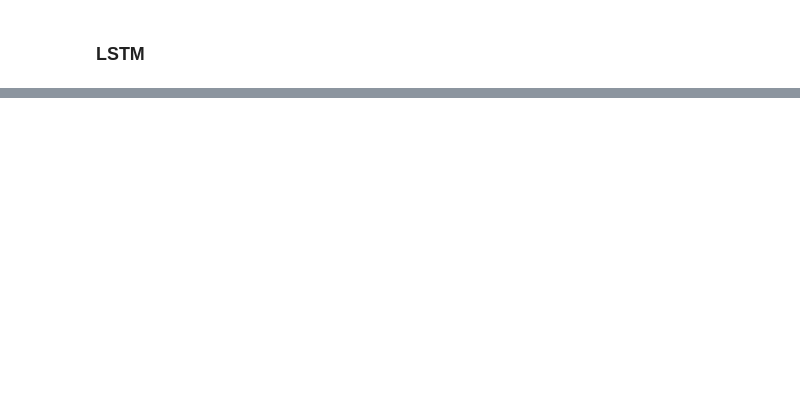
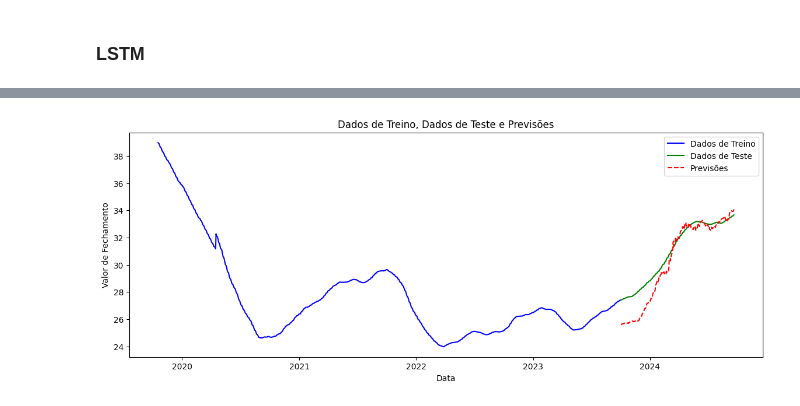
Before and after one commit to tcc-previsao-energia/ml-models, a Jupyter notebook: tcc/tendencia-lucas.ipynb, the cells around one changed output, grey strips where cells are left out. Saved outputs shown, nothing was run; the diff lists cells and outputs as text; code cells hidden in the pictures; blank space fills up the shorter version.

Commit message:
feat: avanços LSTM - recursividade

```diff
--- a/tcc/tendencia-lucas.ipynb
+++ b/tcc/tendencia-lucas.ipynb
@@ -142,5 +233,2 @@ TypeError: Prophet.plot() missing 1 required positional argument: 'fcst'
 # %% [markdown]
 ### LSTM
-# %%
-X_train = tf.cast(tf.constant([0.5]),dtype=tf.float32)
-y_train = tf.cast(tf.constant([0.6]),dtype=tf.float32)
@@ -147,10 +237,13 @@ y_train = tf.cast(tf.constant([0.6]),dtype=tf.float32)
 # %%
 modelo_lstm = Sequential()
-modelo_lstm.add(Input(shape=(7, 7), name='Input'))
-modelo_lstm.add(LSTM(128, name='LSTM'))
+modelo_lstm.add(Input(shape=(X_train.shape[1], X_train.shape[2]), name='Input'))
+modelo_lstm.add(LSTM(240, name='LSTM'))
+modelo_lstm.add(Dense(50, activation='relu', name='Dense_50_1'))
+modelo_lstm.add(Dense(100, activation='relu',name='Dense_50_2'))
+modelo_lstm.add(Dense(20, activation='relu',name='Dense_50_3'))
 modelo_lstm.add(Dense(units=1, name='Output'))
 
-# Pode-se utilizar optimizer adam tbm
+# utilizar optimizer adam ou RMSProp
 modelo_lstm.compile(optimizer='RMSProp', loss='mean_squared_error')
 # %%
 modelo_lstm.summary()
@@ -169,5 +270,4 @@ Model: "sequential_3"
 # %%
-
-modelo_lstm.fit(X_train, y_train, epochs=10)
+modelo_lstm.fit(X_train, y_train, validation_data=(X_test, y_test), epochs=10, verbose=True)
 # %% [output]
 Epoch 1/10
@@ -177,0 +296,3 @@ Invalid input shape for input Tensor("data:0", shape=(None,), dtype=float32). Ex
+# %%
+y_pred = modelo_lstm.predict(X_test)
+evaluate_model(y_test, y_pred)
@@ -177,0 +304,27 @@ Invalid input shape for input Tensor("data:0", shape=(None,), dtype=float32). Ex
+# %%
+index_train = dados.index[:len(dados) - len(y_test)]
+index_test = dados.index[len(dados) - len(y_test):]
+
+# Valores reais de treino e teste
+train_values = dados['tomorrow'][:len(dados) - len(y_test)]
+test_values = dados['tomorrow'][len(dados) - len(y_test):]
+
+# Plotando o gráfico
+plt.figure(figsize=(14, 5))
+
+# Plotando os valores reais de treino
+plt.plot(index_train, train_values, color='blue', label='Dados de Treino')
+
+# Plotando os valores reais de teste
+plt.plot(index_test, test_values, color='green', label='Dados de Teste')
+
+# Plotando as previsões
+plt.plot(index_test, y_pred, color='red', linestyle='--', label='Previsões')
+
+plt.title('Dados de Treino, Dados de Teste e Previsões')
+plt.xlabel('Data')
+plt.ylabel('Valor de Fechamento')
+plt.legend()
+plt.show()
+# %% [output]
+[figure, added]
```
Also changed, not shown: parts of 35 cells of this notebook, 1 other file.
